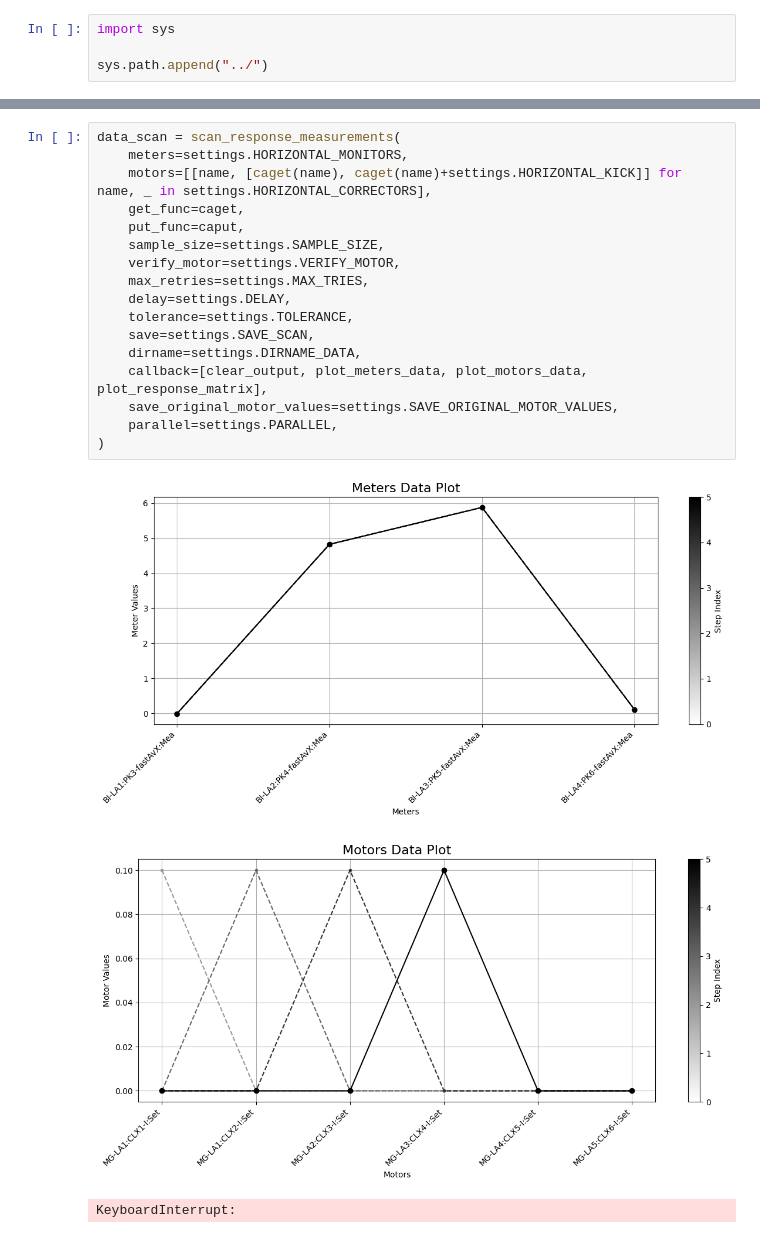
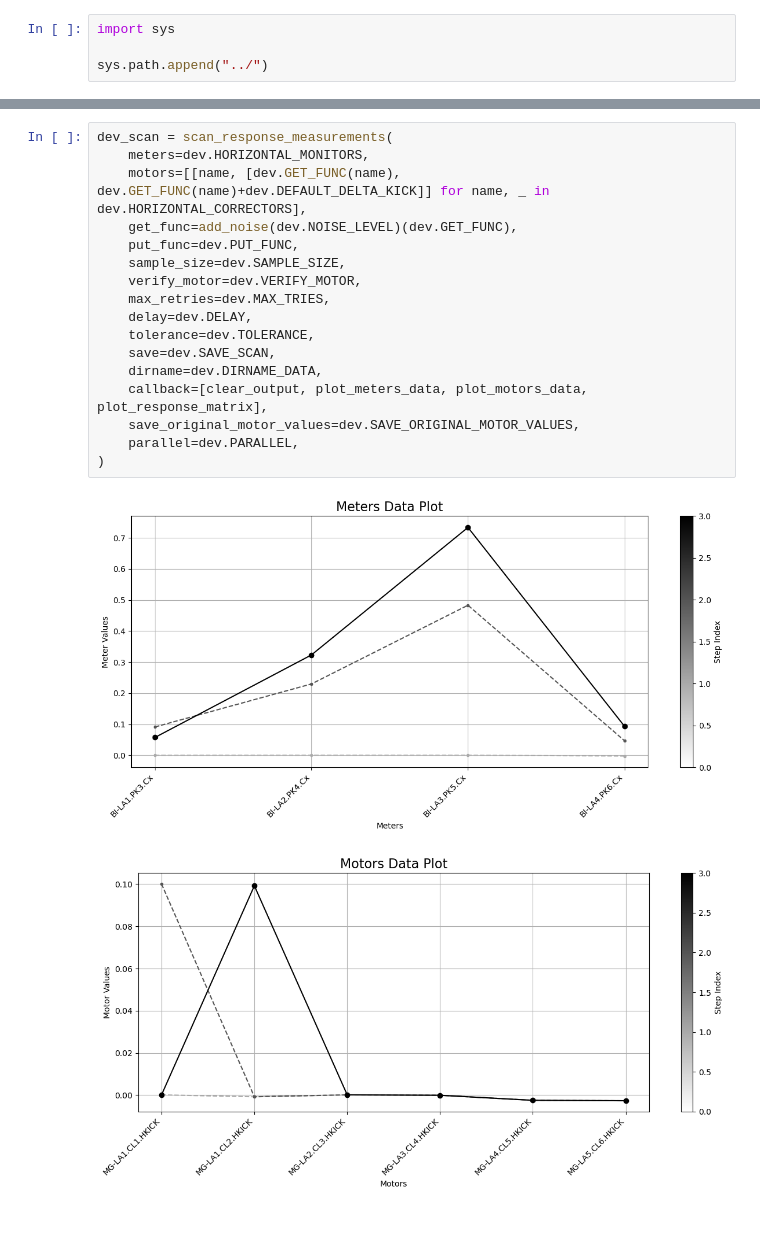
Before and after one commit to fuodorov/scaut, a Jupyter notebook: notebooks/response.ipynb, the cells around one changed output, grey strips where cells are left out. Cells and saved outputs as stored; diff of their text form.

```diff
--- a/notebooks/response.ipynb
+++ b/notebooks/response.ipynb
@@ -14,24 +13,23 @@ from src.scan.decorators import response_measurements, add_noise
 from src.scan.utils import plot_meters_data, plot_motors_data, plot_response_matrix, clear_output
 from src.core import config as cfg
 # %%
-data_scan = scan_response_measurements(
-    meters=settings.HORIZONTAL_MONITORS,
-    motors=[[name, [caget(name), caget(name)+settings.HORIZONTAL_KICK]] for name, _ in settings.HORIZONTAL_CORRECTORS],
-    get_func=caget,
-    put_func=caput,
-    sample_size=settings.SAMPLE_SIZE,
-    verify_motor=settings.VERIFY_MOTOR,
-    max_retries=settings.MAX_TRIES,
-    delay=settings.DELAY,
-    tolerance=settings.TOLERANCE,
-    save=settings.SAVE_SCAN,
-    dirname=settings.DIRNAME_DATA,
+dev_scan = scan_response_measurements(
+    meters=dev.HORIZONTAL_MONITORS,
+    motors=[[name, [dev.GET_FUNC(name), dev.GET_FUNC(name)+dev.DEFAULT_DELTA_KICK]] for name, _ in dev.HORIZONTAL_CORRECTORS],
+    get_func=add_noise(dev.NOISE_LEVEL)(dev.GET_FUNC),
+    put_func=dev.PUT_FUNC,
+    sample_size=dev.SAMPLE_SIZE,
+    verify_motor=dev.VERIFY_MOTOR,
+    max_retries=dev.MAX_TRIES,
+    delay=dev.DELAY,
+    tolerance=dev.TOLERANCE,
+    save=dev.SAVE_SCAN,
+    dirname=dev.DIRNAME_DATA,
     callback=[clear_output, plot_meters_data, plot_motors_data, plot_response_matrix],
-    save_original_motor_values=settings.SAVE_ORIGINAL_MOTOR_VALUES,
-    parallel=settings.PARALLEL,
+    save_original_motor_values=dev.SAVE_ORIGINAL_MOTOR_VALUES,
+    parallel=dev.PARALLEL,
 )
 # %% [output]
-[figure, old version]
+[figure, new version]
-[figure, old version]
+[figure, new version]
-KeyboardInterrupt:
 # %%
```
Also changed, not shown: parts of 2 cells of this notebook, 5 other files.
